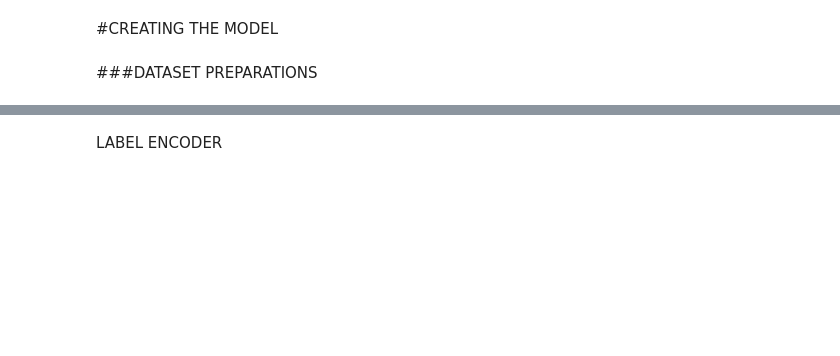
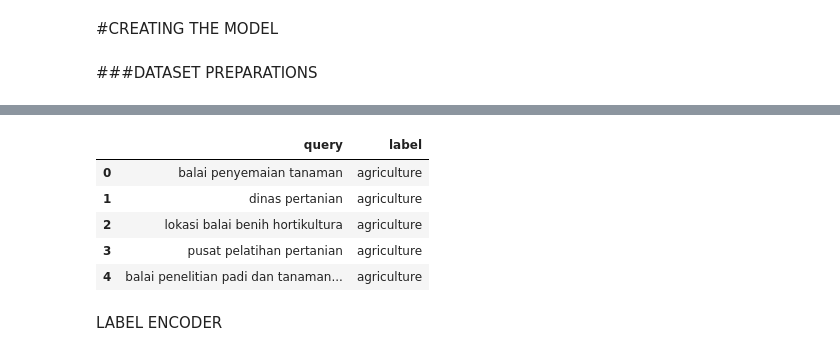
Before and after one commit to frysushi00/bizmap, a Jupyter notebook: SE_TL_FINAL_INDOBERT.ipynb, the cells around one changed output, grey strips where cells are left out. Saved outputs shown, nothing was run; the diff lists cells and outputs as text; code cells hidden in the pictures; blank space fills up the shorter version.

```diff
--- a/SE_TL_FINAL_INDOBERT.ipynb
+++ b/SE_TL_FINAL_INDOBERT.ipynb
@@ -35,2 +47,11 @@ df = df.dropna(subset=["query", "label"])
+# %%
+df.head()
+# %% [output]
+|  | query | label |
+| 0 | balai penyemaian tanaman | agriculture |
+| 1 | dinas pertanian | agriculture |
+| 2 | lokasi balai benih hortikultura | agriculture |
+| 3 | pusat pelatihan pertanian | agriculture |
+| 4 | balai penelitian padi dan tanaman... | agriculture |
 # %% [markdown]
 LABEL ENCODER
```
Also changed, not shown: parts of 30 cells of this notebook, 2 other files.
